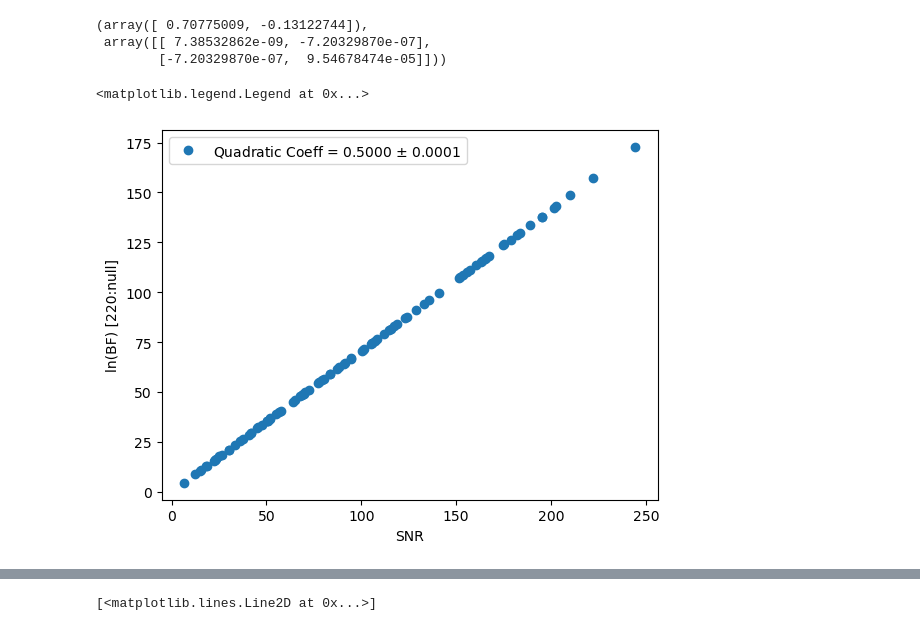
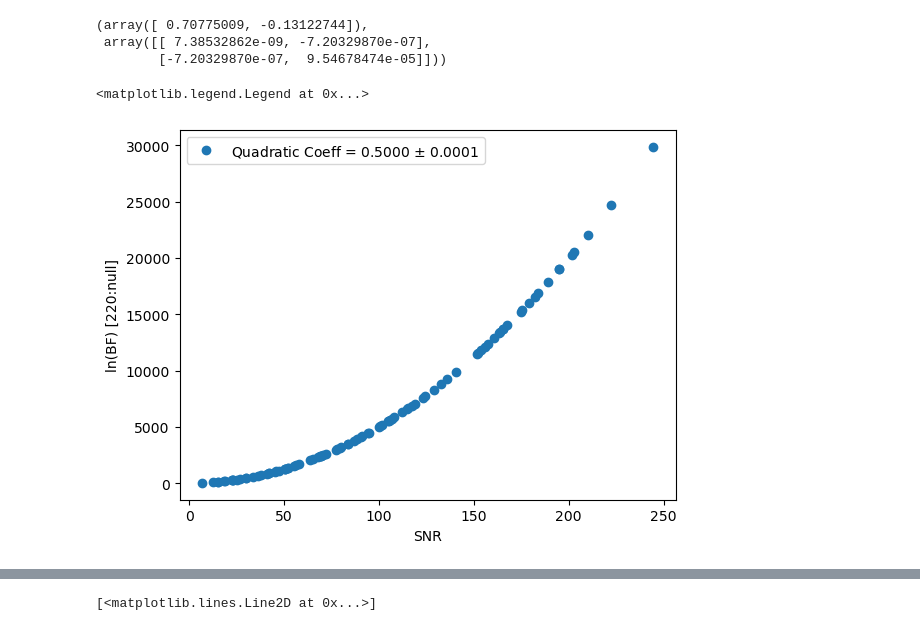
Before and after one commit to Lu-Neil/qnm_filter, a Jupyter notebook: code_demo/SNR_vs_BF/cluster_results.ipynb, the cells around one changed output, grey strips where cells are left out. Cells and saved outputs as stored; diff of their text form; code cells hidden in the pictures.

```diff
--- a/code_demo/SNR_vs_BF/cluster_results.ipynb
+++ b/code_demo/SNR_vs_BF/cluster_results.ipynb
@@ -20,10 +20,10 @@ np.polyfit(SNRtot_MF[idx], np.sqrt(log_BF)[idx], deg=1, cov = True)
  array([[ 7.38532862e-09, -7.20329870e-07],
         [-7.20329870e-07,  9.54678474e-05]]))
 # %%
-pl.plot(SNRtot_MF, np.sqrt(log_BF), 'o', label=r'Quadratic Coeff = %.4f $\pm$ %.4f' % (coeff[0], np.sqrt(err[0,0])))
+pl.plot(SNRtot_MF, log_BF, 'o', label=r'Quadratic Coeff = %.4f $\pm$ %.4f' % (coeff[0], np.sqrt(err[0,0])))
 pl.xlabel("SNR")
 pl.ylabel("ln(BF) [220:null]")
 pl.legend()
 # %% [output]
 <matplotlib.legend.Legend at 0x...>
-[figure, old version]
+[figure, new version]
```
Also changed, not shown: parts of 1 cell of this notebook.
